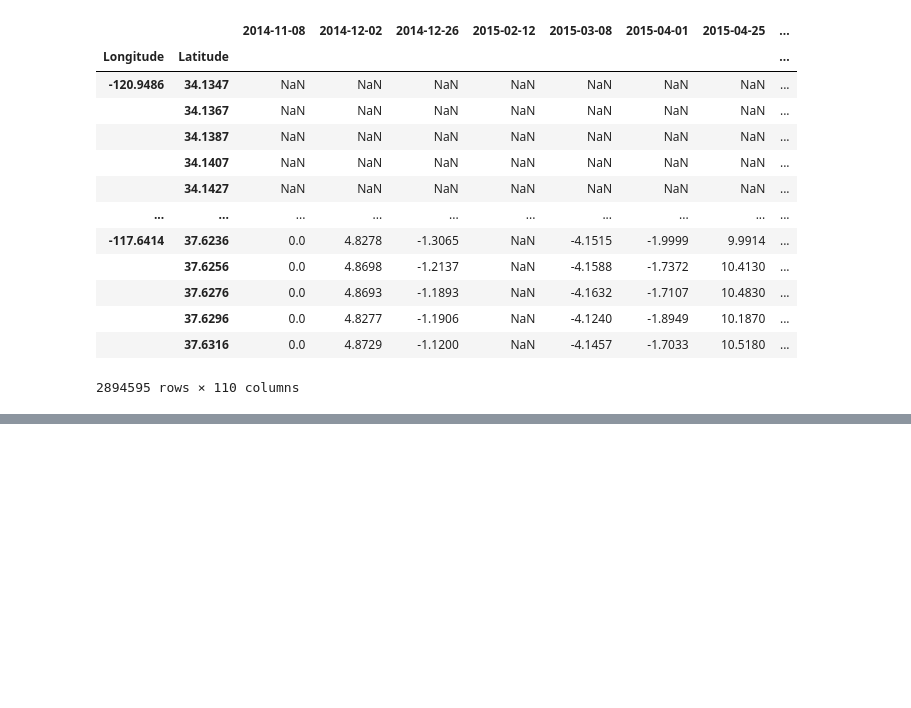
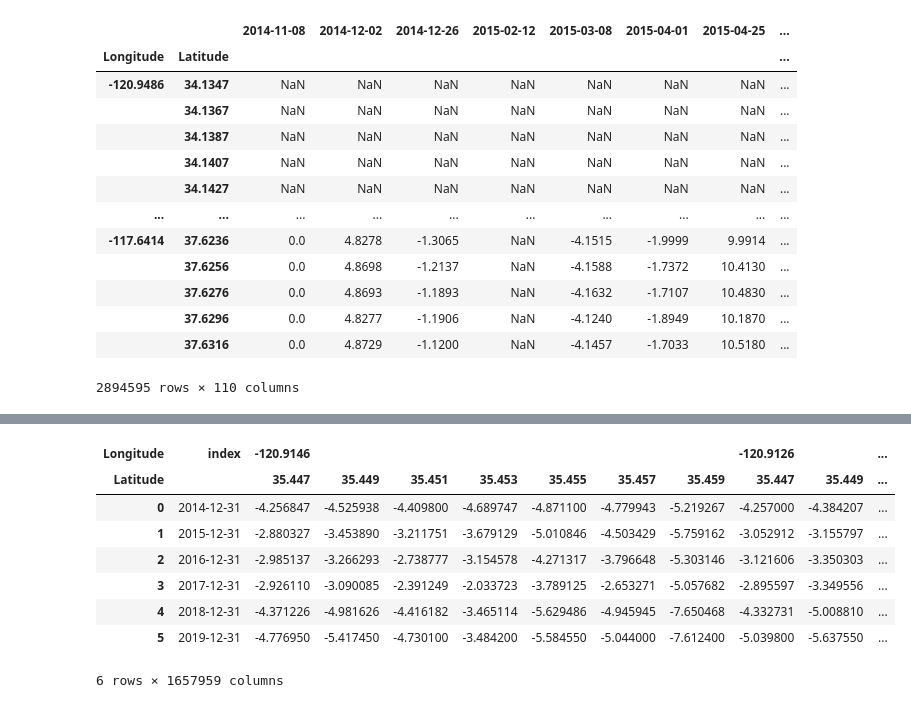
Before and after one commit to JayUpadhyayCS/DSFellowship, a Jupyter notebook: sarimax721.ipynb, the cells around one changed output, grey strips where cells are left out. Saved outputs shown, nothing was run; the diff lists cells and outputs as text; code cells hidden in the pictures; blank space fills up the shorter version.

```diff
--- a/sarimax721.ipynb
+++ b/sarimax721.ipynb
@@ -71,0 +124,12 @@ df
+# %%
+data3
+# %% [output]
+| Longitude | index | -120.9146 |  |  |  |  |  |  | -120.9126 |  | ... |
+| Latitude |  | 35.447 | 35.449 | 35.451 | 35.453 | 35.455 | 35.457 | 35.459 | 35.447 | 35.449 | ... |
+| 0 | 2014-12-31 | -4.256847 | -4.525938 | -4.409800 | -4.689747 | -4.871100 | -4.779943 | -5.219267 | -4.257000 | -4.384207 | ... |
+| 1 | 2015-12-31 | -2.880327 | -3.453890 | -3.211751 | -3.679129 | -5.010846 | -4.503429 | -5.759162 | -3.052912 | -3.155797 | ... |
+| 2 | 2016-12-31 | -2.985137 | -3.266293 | -2.738777 | -3.154578 | -4.271317 | -3.796648 | -5.303146 | -3.121606 | -3.350303 | ... |
+| 3 | 2017-12-31 | -2.926110 | -3.090085 | -2.391249 | -2.033723 | -3.789125 | -2.653271 | -5.057682 | -2.895597 | -3.349556 | ... |
+| 4 | 2018-12-31 | -4.371226 | -4.981626 | -4.416182 | -3.465114 | -5.629486 | -4.945945 | -7.650468 | -4.332731 | -5.008810 | ... |
+| 5 | 2019-12-31 | -4.776950 | -5.417450 | -4.730100 | -3.484200 | -5.584550 | -5.044000 | -7.612400 | -5.039800 | -5.637550 | ... |
+6 rows × 1657959 columns
```
Also changed, not shown: parts of 22 cells of this notebook, 7 other files.
